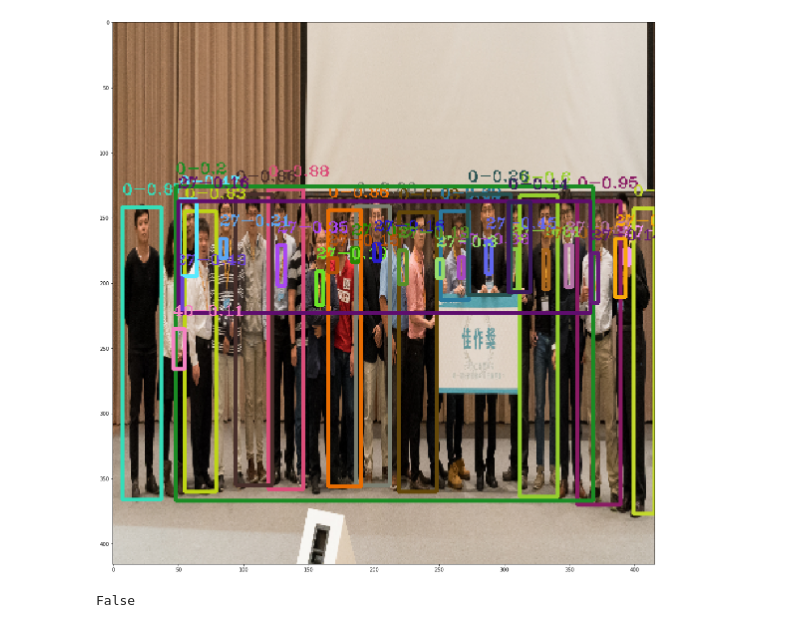
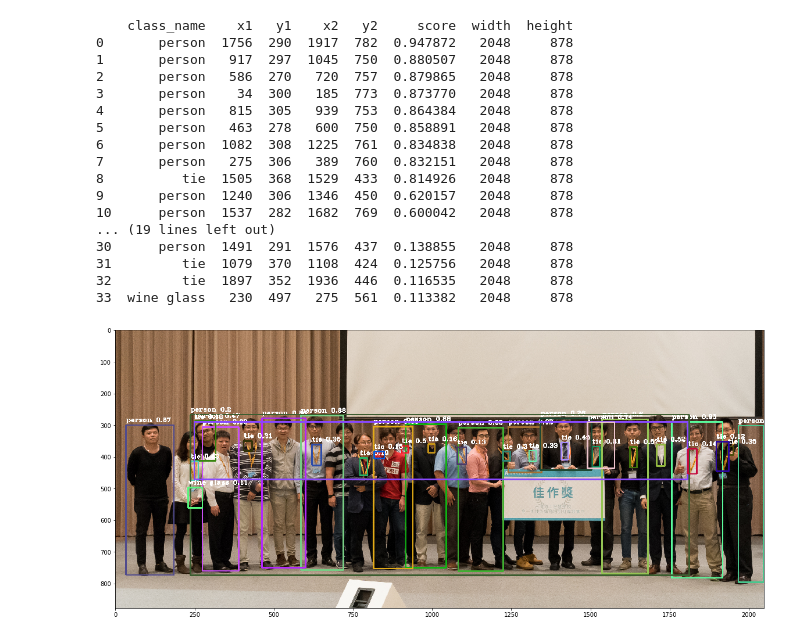
Before and after one commit to taipingeric/yolo-v4-tf.keras, a Jupyter notebook: Inference.ipynb, the cells around one changed output. Cells and saved outputs as stored; diff of their text form; code cells hidden in the pictures.

```diff
--- a/Inference.ipynb
+++ b/Inference.ipynb
@@ -4,7 +7,8 @@ import numpy as np
 from models import Yolov4
 from utils import get_detection_data, draw_on_image
 # %%
-model = Yolov4(class_names=[str(i) for i in range(80)],
+model = Yolov4(
+#                 weight_path=None,
               weight_path='yolov4.weights',
                img_size=(416, 416, 3),
               )
@@ -58,8 +29,21 @@ detections
-# %%
-draw_on_image(img, detections)
-# %% [output]
-[figure, removed]
-# %%
-'123'.endswith('13')
-# %% [output]
-False
+# %%
+model.predict_on_img('test.jpg')
+# %% [output]
+    class_name    x1   y1    x2   y2     score  width  height
+0       person  1756  290  1917  782  0.947872   2048     878
+1       person   917  297  1045  750  0.880507   2048     878
+2       person   586  270   720  757  0.879865   2048     878
+3       person    34  300   185  773  0.873770   2048     878
+4       person   815  305   939  753  0.864384   2048     878
+5       person   463  278   600  750  0.858891   2048     878
+6       person  1082  308  1225  761  0.834838   2048     878
+7       person   275  306   389  760  0.832151   2048     878
+8          tie  1505  368  1529  433  0.814926   2048     878
+9       person  1240  306  1346  450  0.620157   2048     878
+10      person  1537  282  1682  769  0.600042   2048     878
+... (19 lines left out)
+30      person  1491  291  1576  437  0.138855   2048     878
+31         tie  1079  370  1108  424  0.125756   2048     878
+32         tie  1897  352  1936  446  0.116535   2048     878
+33  wine glass   230  497   275  561  0.113382   2048     878
+[figure, added]
```
Also changed, not shown: parts of 6 cells of this notebook, 3 other files.
